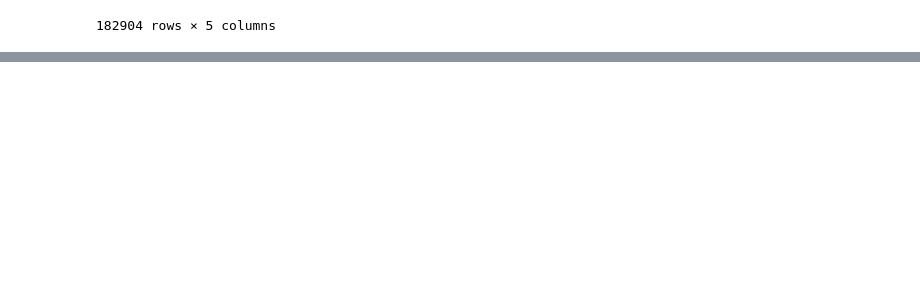
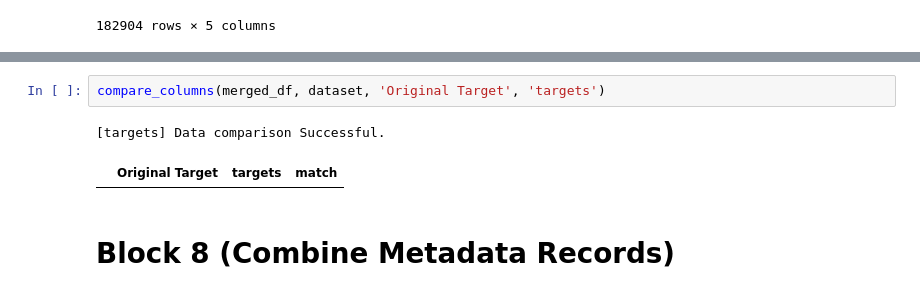
Before and after one commit to the-ai-team/enhancing-sinhala-nlp, a Jupyter notebook: join_data.ipynb, the cells around one changed output, grey strips where cells are left out. Cells and saved outputs as stored; diff of their text form; blank space fills up the shorter version.

```diff
--- a/join-data.ipynb
+++ b/join_data.ipynb
@@ -86,3 +136,10 @@ All rows are present and in order.
+# %%
+compare_columns(merged_df, dataset, 'Original Target', 'targets')
+# %% [output]
+[targets] Data comparison Successful.
+|  | Original Target | targets | match |
+# %% [markdown]
+# Block 8 (Combine Metadata Records)
 # %%
 # Adding metadata to the merged dataset
 dataset_metadata = dataset.loc[:, ~dataset.columns.isin(['inputs', 'targets'])]
```
Also changed, not shown: parts of 14 cells of this notebook.
